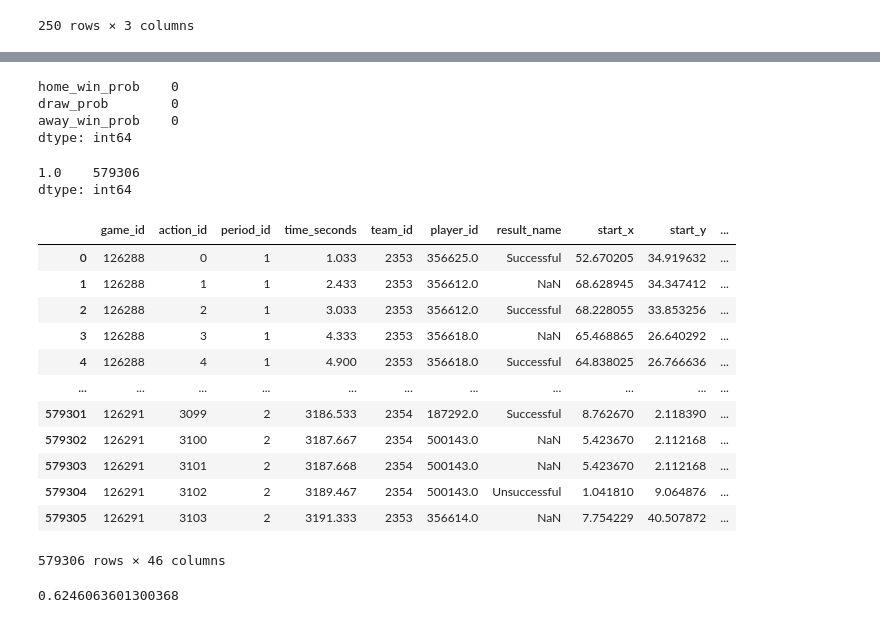
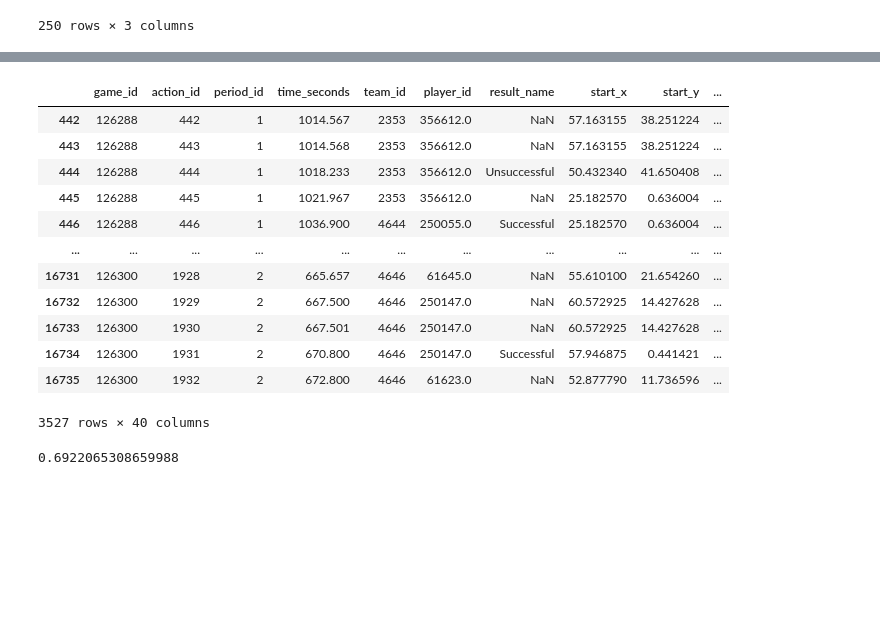
Before and after one commit to bories97/Python, a Jupyter notebook: 공모전 데이터/K-league 데이터 분석.ipynb, the cells around one changed output, grey strips where cells are left out. Cells and saved outputs as stored; diff of their text form; code cells hidden in the pictures; blank space fills up the shorter version.

```diff
--- a/공모전 데이터/K-league 데이터 분석.ipynb
+++ b/공모전 데이터/K-league 데이터 분석.ipynb
@@ -786,7 +880,7 @@ from sklearn.preprocessing import StandardScaler
 scaler = StandardScaler()
 
 x_train_scale = scaler.fit_transform(x_train)
-x_test_scale = scaler.fit_transform(x_test)
+x_test_scale = scaler.transform(x_test)
 # %%
 # 다중 로지스틱 회귀 학습
 
@@ -794,6 +888,7 @@ from sklearn.linear_model import LogisticRegression
 
 model = LogisticRegression(multi_class = 'multinomial',
                            max_iter=1000,
+                           C=0.05,
                            solver='lbfgs')
 
 model.fit(x_train_scale, y_train)
@@ -802,2 +897,3 @@ LogisticRegression(max_iter=1000, multi_class='multinomial')
 # %%
-proba = model.predict_proba(scaler.transform(x))
+proba = model.predict_proba(x_test_scale)
+proba
@@ -804,4 +908,20 @@ proba = model.predict_proba(scaler.transform(x))
 # %%
-proba_df = pd.DataFrame(proba, columns=model.classes_,
-                       index= x.index)
+df_test_base = df.iloc[test_idx].copy()
+df_test_base[['home_win_prob', 'draw_prob', 'away_win_prob']] = proba
+# %%
+df_test_base
+# %% [output]
+|  | game_id | action_id | period_id | time_seconds | team_id | player_id | result_name | start_x | start_y | ... |
+| 442 | 126288 | 442 | 1 | 1014.567 | 2353 | 356612.0 | NaN | 57.163155 | 38.251224 | ... |
+| 443 | 126288 | 443 | 1 | 1014.568 | 2353 | 356612.0 | NaN | 57.163155 | 38.251224 | ... |
+| 444 | 126288 | 444 | 1 | 1018.233 | 2353 | 356612.0 | Unsuccessful | 50.432340 | 41.650408 | ... |
+| 445 | 126288 | 445 | 1 | 1021.967 | 2353 | 356612.0 | NaN | 25.182570 | 0.636004 | ... |
+| 446 | 126288 | 446 | 1 | 1036.900 | 4644 | 250055.0 | Successful | 25.182570 | 0.636004 | ... |
+| ... | ... | ... | ... | ... | ... | ... | ... | ... | ... | ... |
+| 16731 | 126300 | 1928 | 2 | 665.657 | 4646 | 61645.0 | NaN | 55.610100 | 21.654260 | ... |
+| 16732 | 126300 | 1929 | 2 | 667.500 | 4646 | 250147.0 | NaN | 60.572925 | 14.427628 | ... |
+| 16733 | 126300 | 1930 | 2 | 667.501 | 4646 | 250147.0 | NaN | 60.572925 | 14.427628 | ... |
+| 16734 | 126300 | 1931 | 2 | 670.800 | 4646 | 250147.0 | Successful | 57.946875 | 0.441421 | ... |
+| 16735 | 126300 | 1932 | 2 | 672.800 | 4646 | 61623.0 | NaN | 52.877790 | 11.736596 | ... |
+3527 rows × 40 columns
 # %%
@@ -811,46 +938,4 @@ soccer_df.loc[x.index, 'away_win_prob'] = proba_df[2]
 # %%
-#결측 확인
-
-soccer_df.loc[x.index, ['home_win_prob','draw_prob','away_win_prob']].isna().sum()
+auc_macro
 # %% [output]
-home_win_prob    0
-draw_prob        0
-away_win_prob    0
-dtype: int64
+0.6922065308659988
-# %%
-#각 확률의 값이 1인지 확인
-
-(soccer_df.loc[x.index, ['home_win_prob','draw_prob','away_win_prob']]
- .sum(axis=1)
- .round(6)
- .value_counts())
-# %% [output]
-1.0    579306
-dtype: int64
-# %%
-soccer_df
-# %% [output]
-|  | game_id | action_id | period_id | time_seconds | team_id | player_id | result_name | start_x | start_y | ... |
-| 0 | 126288 | 0 | 1 | 1.033 | 2353 | 356625.0 | Successful | 52.670205 | 34.919632 | ... |
-| 1 | 126288 | 1 | 1 | 2.433 | 2353 | 356612.0 | NaN | 68.628945 | 34.347412 | ... |
-| 2 | 126288 | 2 | 1 | 3.033 | 2353 | 356612.0 | Successful | 68.228055 | 33.853256 | ... |
-| 3 | 126288 | 3 | 1 | 4.333 | 2353 | 356618.0 | NaN | 65.468865 | 26.640292 | ... |
-| 4 | 126288 | 4 | 1 | 4.900 | 2353 | 356618.0 | Successful | 64.838025 | 26.766636 | ... |
-| ... | ... | ... | ... | ... | ... | ... | ... | ... | ... | ... |
-| 579301 | 126291 | 3099 | 2 | 3186.533 | 2354 | 187292.0 | Successful | 8.762670 | 2.118390 | ... |
-| 579302 | 126291 | 3100 | 2 | 3187.667 | 2354 | 500143.0 | NaN | 5.423670 | 2.112168 | ... |
-| 579303 | 126291 | 3101 | 2 | 3187.668 | 2354 | 500143.0 | NaN | 5.423670 | 2.112168 | ... |
-| 579304 | 126291 | 3102 | 2 | 3189.467 | 2354 | 500143.0 | Unsuccessful | 1.041810 | 9.064876 | ... |
-| 579305 | 126291 | 3103 | 2 | 3191.333 | 2353 | 356614.0 | NaN | 7.754229 | 40.507872 | ... |
-579306 rows × 46 columns
-# %%
-from sklearn.metrics import roc_auc_score
-
-y_test_proba = model.predict_proba(x_test_scale)
-
-# 멀티클래스 AUC (OvR)
-auc_ovr = roc_auc_score(y_test, y_test_proba, multi_class='ovr', average='macro')
-
-auc_ovr
-# %% [output]
-0.6246063601300368
```
Also changed, not shown: parts of 41 cells of this notebook.
